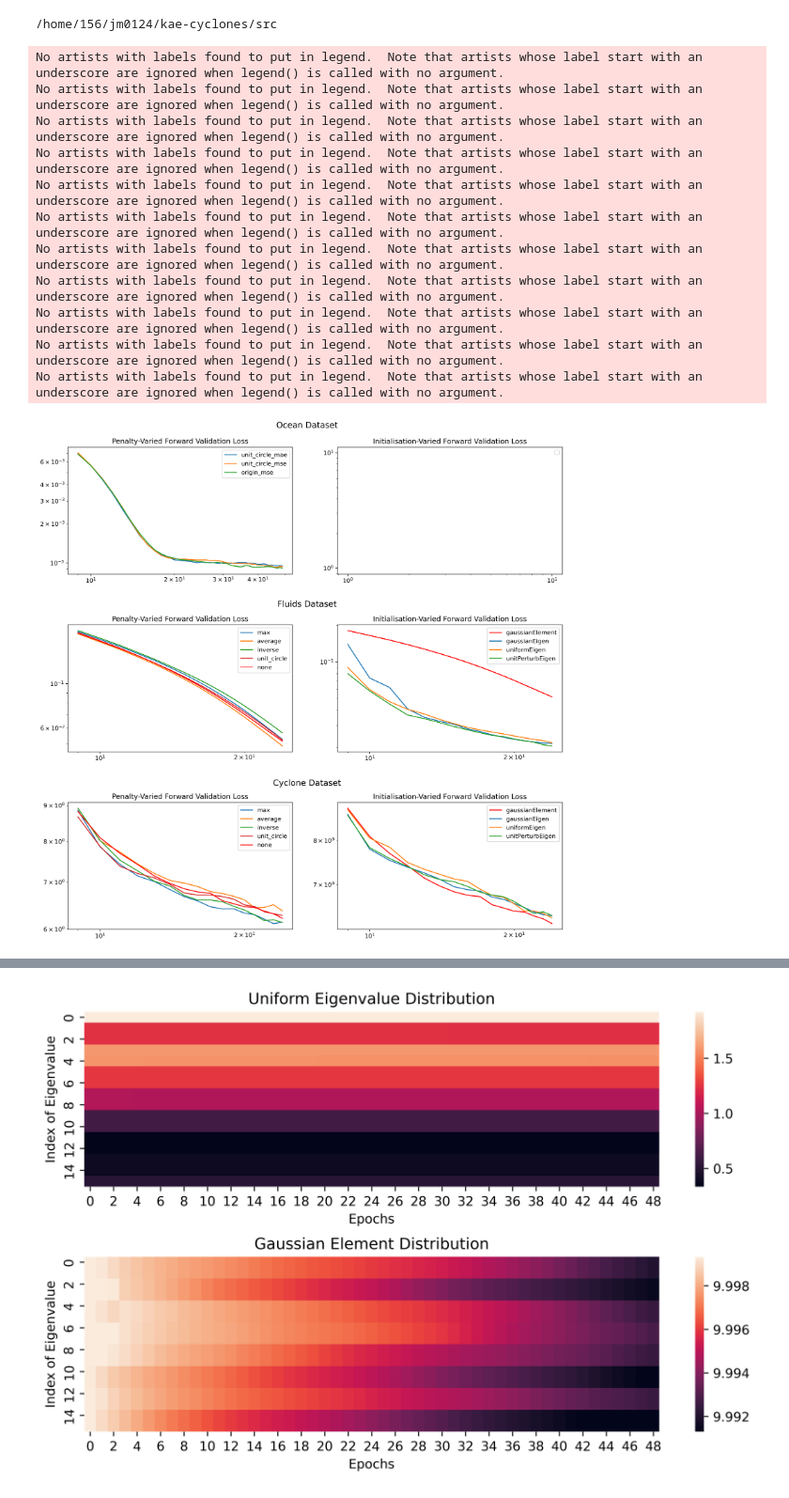
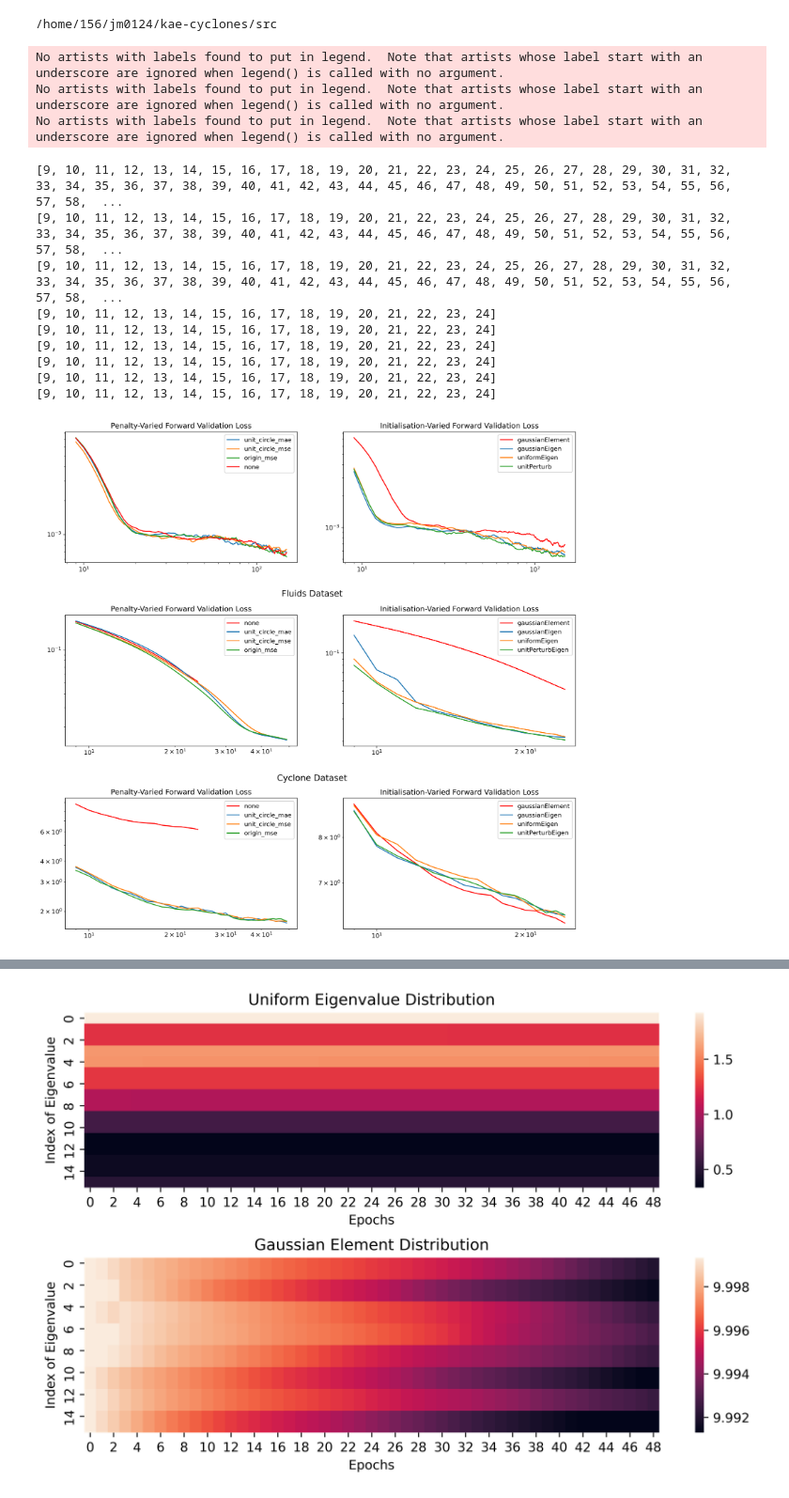
Before and after one commit to jackmiller2003/kae-cyclones, a Jupyter notebook: src/graphing_from_csv.ipynb, the cells around one changed output, grey strips where cells are left out. Shown at 94% size. Drawn from its saved outputs; the diff is of its cells as text; code cells hidden in the pictures.

```diff
--- a/src/graphing_from_csv.ipynb
+++ b/src/graphing_from_csv.ipynb
@@ -19,23 +19,29 @@ def smooth(x,y, N=10):
 logger = logging.getLogger('my_module_name')
 otherResults = []
 
-with open("/home/156/jm0124/kae-cyclones/results/run_data/ocean_overnight.json", 'r') as f:
+with open("/home/156/jm0124/kae-cyclones/results/run_data/ocean_overnight_f.json", 'r') as f:
      otherResults.append(('Fluid',json.load(f)))
+
+# with open("/home/156/jm0124/kae-cyclones/results/run_data/ocean.json", 'r') as f:
+#      otherResults[0][1].update(json.load(f))
 
 with open("/home/156/jm0124/kae-cyclones/results/run_data/fluidRun.json", 'r') as f:
     otherResults.append(('Fluids', json.load(f)))
 
+with open("/home/156/jm0124/kae-cyclones/results/run_data/fluid_overnight.json", 'r') as f:
+     otherResults[1][1].update(json.load(f))
+
 with open("/home/156/jm0124/kae-cyclones/results/run_data/cycloneRun3.json", 'r') as f:
     otherResults.append(('Cyclone', json.load(f)))
+
+with open("/home/156/jm0124/kae-cyclones/results/run_data/cyclone_overnight.json", 'r') as f:
+     otherResults[2][1].update(json.load(f))
 
 fig, axs = plt.subplots(3,2,figsize=(15,15), dpi=300)
 
 for i, (name, results) in enumerate(otherResults):
-    try:
-        epochs = [x for x in range(len(results["unit_circle_mae"]["gaussianElement"]["1e0"]["loss"]))]
-    except:
-        epochs = [x for x in range(len(results["none"]["gaussianElement"]["1e0"]["loss"]))]
     for penaltyName, penalty in results.items():
+        epochs = [x for x in range(len(penalty["gaussianElement"]["1e0"]["loss"]))]
         if penaltyName == 'none':
             X_, Y_ = smooth(epochs, penalty["gaussianElement"]["1e0"]["fwd_val"])
             axs[i][0].plot(X_, Y_, label=f"{penaltyName}", color='r')
@@ -46,43 +52,44 @@ for i, (name, results) in enumerate(otherResults):
         if penaltyName == 'none':
             for init_name, init in penalty.items():
                 if (init_name == 'doubleGaussianEigen' or init_name == 'svdElement'):
                     continue
                 elif init_name == 'gaussianElement':
                     X_, Y_ = smooth(epochs, init["1e0"]["fwd_val"])
                     axs[i][1].plot(X_, Y_, label=f"{init_name}", color='r')
                 else:
+                    print(X_)
                     X_, Y_ = smooth(epochs, init["1e0"]["fwd_val"])
                     axs[i][1].plot(X_, Y_, label=f"{init_name}")
 
         axs[i][0].legend()
         axs[i][1].legend()
         axs[i][0].set_title('Penalty-Varied Forward Validation Loss')
         axs[i][1].set_title('Initialisation-Varied Forward Validation Loss')
 
 for row in axs:
     for ax in row:
         ax.set_yscale('log')
         ax.set_xscale('log')
 
 
-plt.figtext(0.5,0.92, "Ocean Dataset", ha="center", va="top", fontsize=14)
 plt.figtext(0.5,0.64, "Fluids Dataset", ha="center", va="top", fontsize=14)
 plt.figtext(0.5,0.36, "Cyclone Dataset", ha="center", va="top", fontsize=14)
 plt.subplots_adjust(hspace = 0.4 )
 plt.show()
 # %% [output]
 No artists with labels found to put in legend.  Note that artists whose label start with an underscore are ignored when legend() is called with no argument.
 No artists with labels found to put in legend.  Note that artists whose label start with an underscore are ignored when legend() is called with no argument.
 No artists with labels found to put in legend.  Note that artists whose label start with an underscore are ignored when legend() is called with no argument.
-No artists with labels found to put in legend.  Note that artists whose label start with an underscore are ignored when legend() is called with no argument.
-No artists with labels found to put in legend.  Note that artists whose label start with an underscore are ignored when legend() is called with no argument.
-No artists with labels found to put in legend.  Note that artists whose label start with an underscore are ignored when legend() is called with no argument.
-No artists with labels found to put in legend.  Note that artists whose label start with an underscore are ignored when legend() is called with no argument.
-No artists with labels found to put in legend.  Note that artists whose label start with an underscore are ignored when legend() is called with no argument.
-No artists with labels found to put in legend.  Note that artists whose label start with an underscore are ignored when legend() is called with no argument.
-No artists with labels found to put in legend.  Note that artists whose label start with an underscore are ignored when legend() is called with no argument.
-No artists with labels found to put in legend.  Note that artists whose label start with an underscore are ignored when legend() is called with no argument.
+[9, 10, 11, 12, 13, 14, 15, 16, 17, 18, 19, 20, 21, 22, 23, 24, 25, 26, 27, 28, 29, 30, 31, 32, 33, 34, 35, 36, 37, 38, 39, 40, 41, 42, 43, 44, 45, 46, 47, 48, 49, 50, 51, 52, 53, 54, 55, 56, 57, 58,  ...
+[9, 10, 11, 12, 13, 14, 15, 16, 17, 18, 19, 20, 21, 22, 23, 24, 25, 26, 27, 28, 29, 30, 31, 32, 33, 34, 35, 36, 37, 38, 39, 40, 41, 42, 43, 44, 45, 46, 47, 48, 49, 50, 51, 52, 53, 54, 55, 56, 57, 58,  ...
+[9, 10, 11, 12, 13, 14, 15, 16, 17, 18, 19, 20, 21, 22, 23, 24, 25, 26, 27, 28, 29, 30, 31, 32, 33, 34, 35, 36, 37, 38, 39, 40, 41, 42, 43, 44, 45, 46, 47, 48, 49, 50, 51, 52, 53, 54, 55, 56, 57, 58,  ...
+[9, 10, 11, 12, 13, 14, 15, 16, 17, 18, 19, 20, 21, 22, 23, 24]
+[9, 10, 11, 12, 13, 14, 15, 16, 17, 18, 19, 20, 21, 22, 23, 24]
+[9, 10, 11, 12, 13, 14, 15, 16, 17, 18, 19, 20, 21, 22, 23, 24]
+[9, 10, 11, 12, 13, 14, 15, 16, 17, 18, 19, 20, 21, 22, 23, 24]
+[9, 10, 11, 12, 13, 14, 15, 16, 17, 18, 19, 20, 21, 22, 23, 24]
+[9, 10, 11, 12, 13, 14, 15, 16, 17, 18, 19, 20, 21, 22, 23, 24]
-[figure, old version]
+[figure, new version]
 # %%
 fig, axs = plt.subplots(3,2,figsize=(15,15), dpi=300)
 otherResults = []
```
Also changed, not shown: parts of 1 cell of this notebook, 16 other files.
